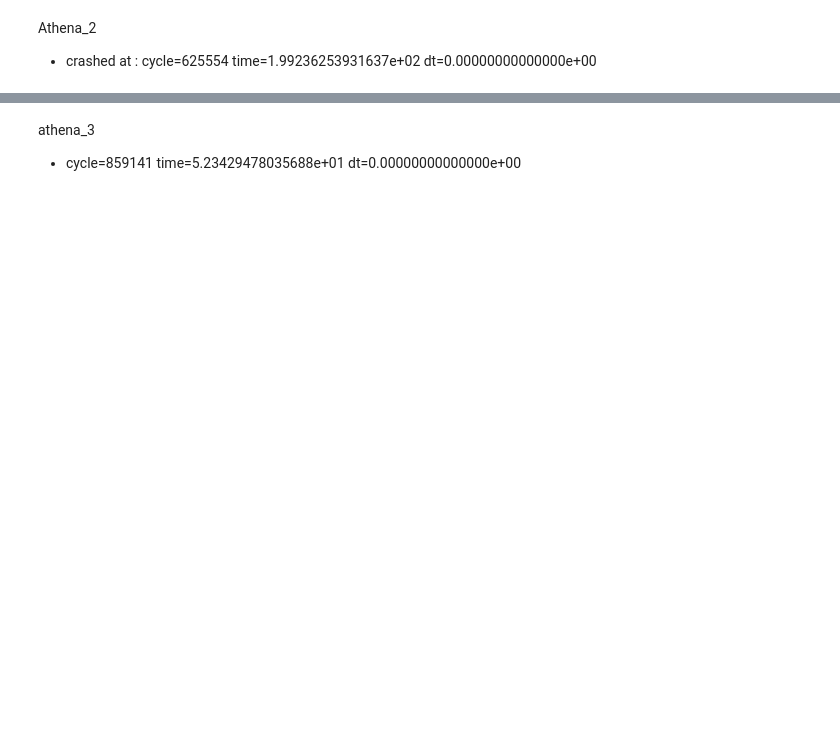
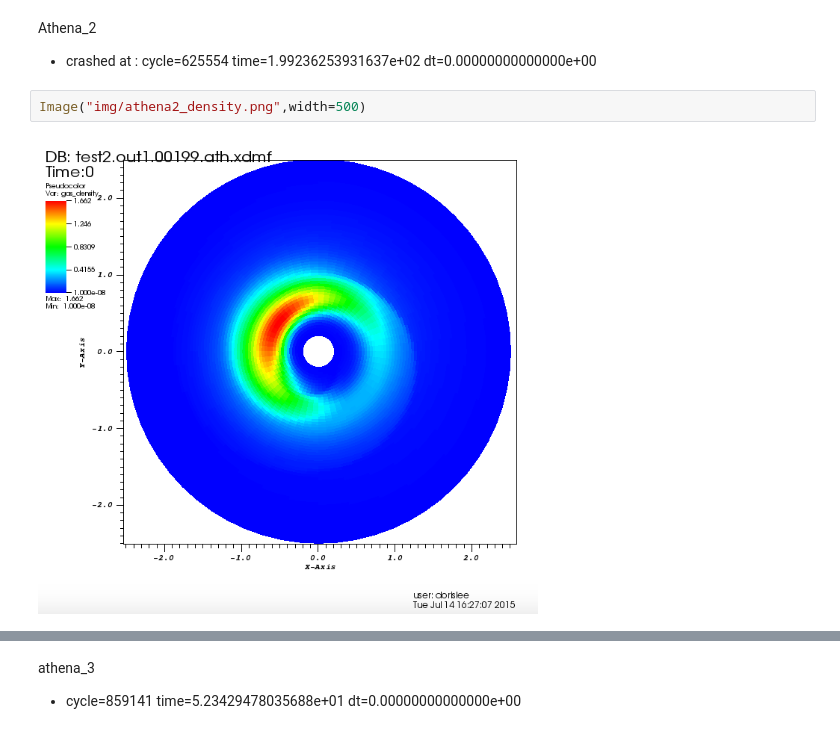
Before and after one commit to dorisjlee/usrp, a Jupyter notebook: notes/Week4/07_14_2015.ipynb, the cells around one changed output, grey strips where cells are left out. Saved outputs shown, nothing was run; the diff lists cells and outputs as text; blank space fills up the shorter version.

```diff
--- a/notes/Week4/07_14_2015.ipynb
+++ b/notes/Week4/07_14_2015.ipynb
@@ -52,3 +58,7 @@ Athena_1
 # %% [markdown]
 Athena_2
 - crashed at : cycle=625554 time=1.99236253931637e+02 dt=0.00000000000000e+00
+# %%
+Image("img/athena2_density.png",width=500)
+# %% [output]
+[figure, added]
```
Also changed, not shown: parts of 9 cells of this notebook, 4 other files.
